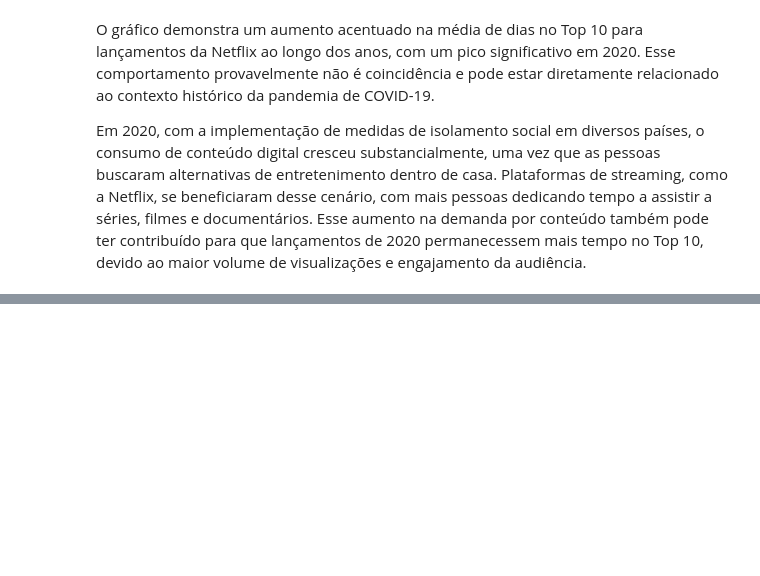
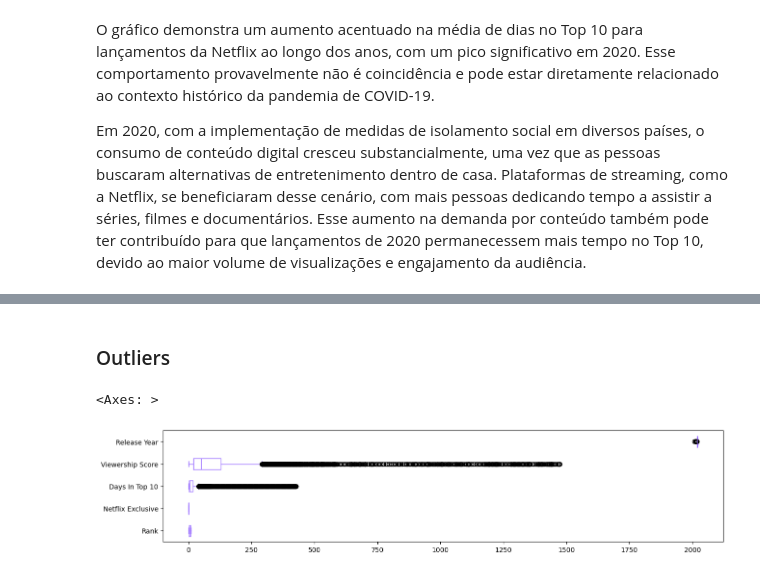
Before and after one commit to mfcstt/ia-challenge-rocketseat, a Jupyter notebook: eda/resolution.ipynb, the cells around one changed output, grey strips where cells are left out. Cells and saved outputs as stored; diff of their text form; code cells hidden in the pictures; blank space fills up the shorter version.

```diff
--- a/eda/resolution.ipynb
+++ b/eda/resolution.ipynb
@@ -198,0 +275,8 @@ Outliers
+# %% [markdown]
+### Outliers
+# %%
+# Identificar Outlier
+df_netflix.plot(kind='box', vert=False, figsize=(15, 3), color='#996dff')
+# %% [output]
+<Axes: >
+[figure, added]
```
Also changed, not shown: parts of 27 cells of this notebook.
